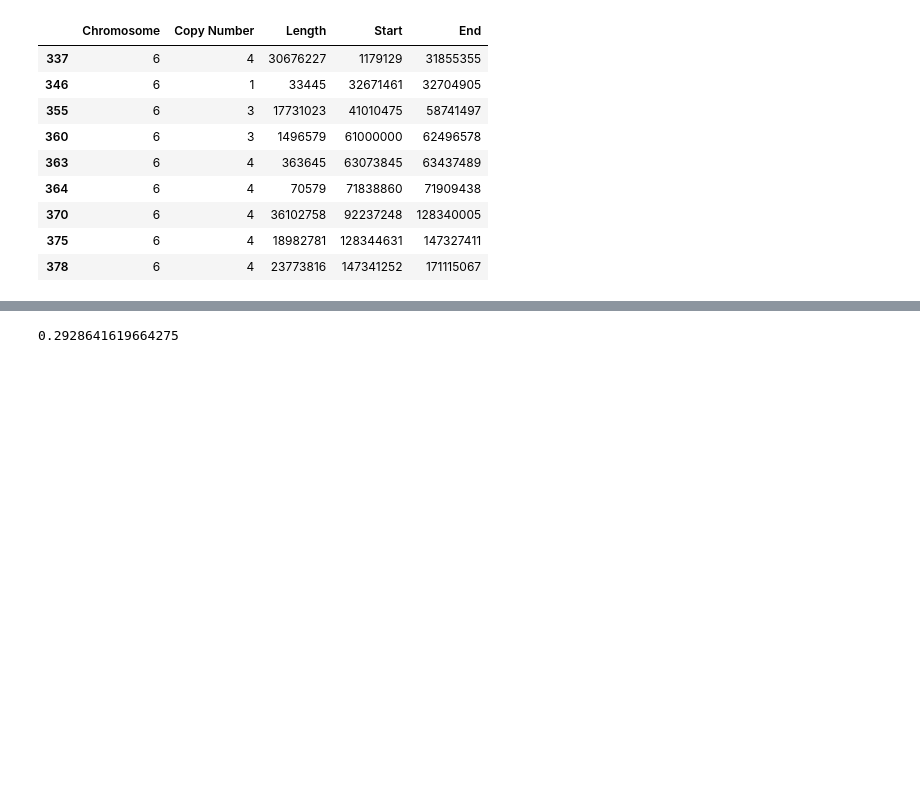
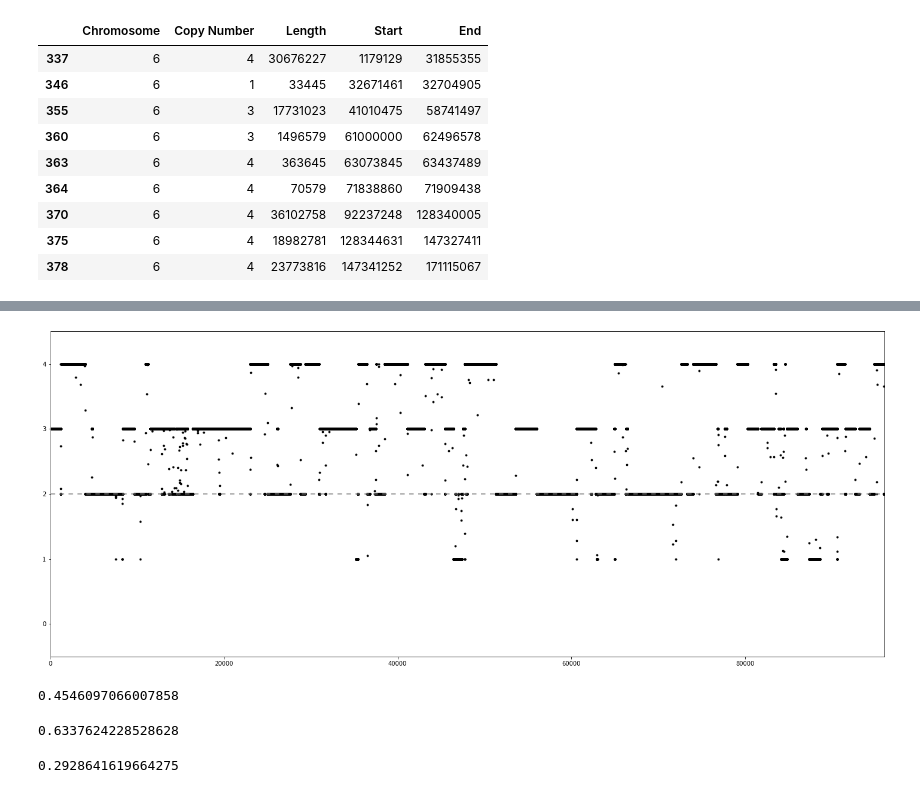
Before and after one commit to martinbudinsky3/BP-tumor-classifier, a Jupyter notebook: main.ipynb, the cells around one changed output, grey strips where cells are left out. Cells and saved outputs as stored; diff of their text form; code cells hidden in the pictures; blank space fills up the shorter version.

```diff
--- a/main.ipynb
+++ b/main.ipynb
@@ -287,0 +378,4 @@ bins2 = split_chromosomes_to_bins(data2)
+# %%
+scatter_bins(flattened_bins2)
+# %% [output]
+[figure, added]
@@ -288,2 +388,10 @@ bins2 = split_chromosomes_to_bins(data2)
+# %%
+count_cnv_rate(data)
+# %% [output]
+0.4546097066007858
+# %%
+count_cnv_rate(data2)
+# %% [output]
+0.6337624228528628
 # %%
 from collections import Counter
```
Also changed, not shown: parts of 25 cells of this notebook, 1 other file.
